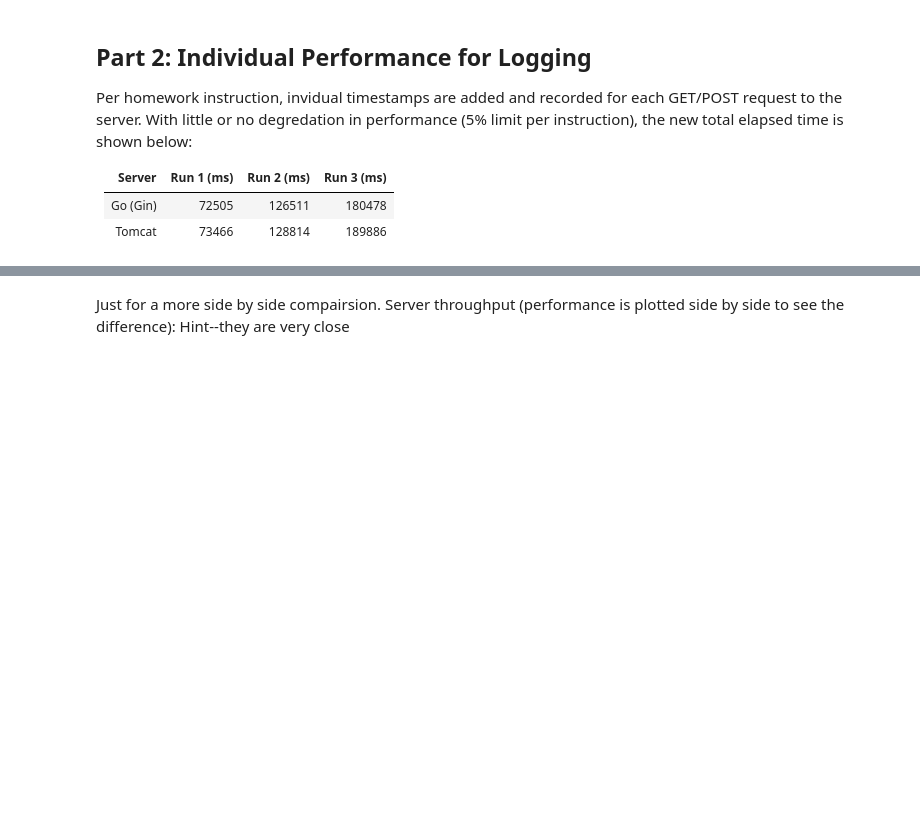
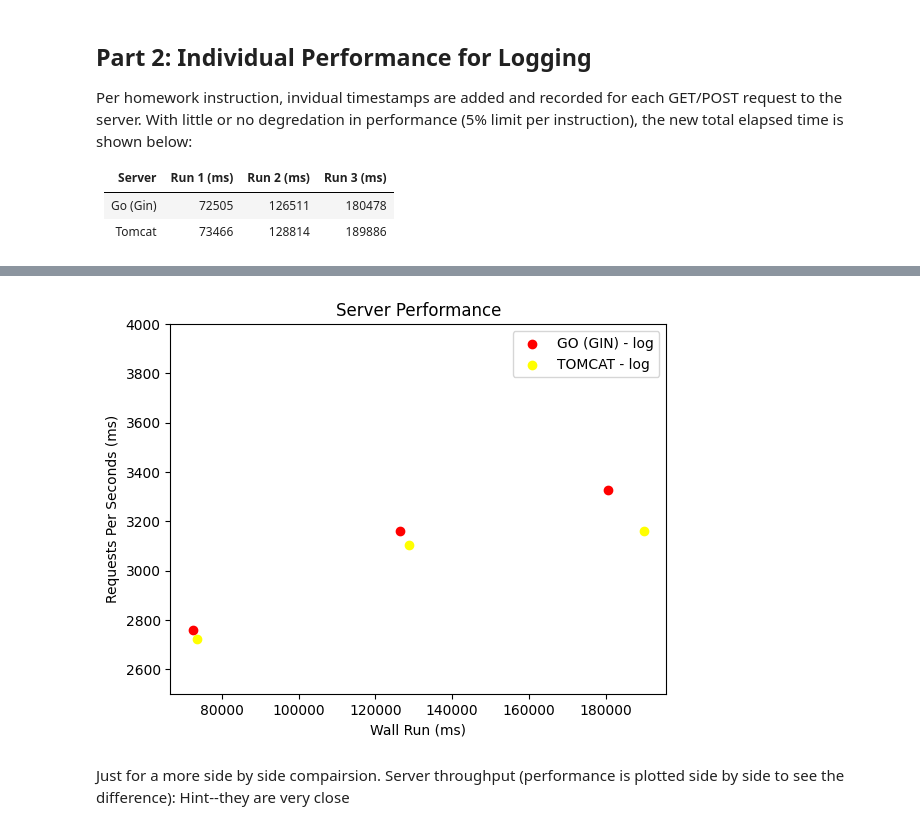
Before and after one commit to sjchin88/FA-23DBI, a Jupyter notebook: homework1/hw1_plot.ipynb, the cells around one changed output, grey strips where cells are left out. Saved outputs shown, nothing was run; the diff lists cells and outputs as text; code cells hidden in the pictures; blank space fills up the shorter version.

```diff
--- a/homework1/hw1_plot.ipynb
+++ b/homework1/hw1_plot.ipynb
@@ -110,3 +108,19 @@ plt.show()
+# %%
+plt.close()
+
+plt.title("Server Performance")
+plt.plot()
+x_scatter = ['Run 1', 'Run 2', 'Run 3']
+
+plt.scatter(go_wall_run_log, throughput_go_log, color = 'red', label = 'GO (GIN) - log')
+plt.scatter(tomcat_wall_run_log, throughput_tomcat_log, color = 'yellow', label = 'TOMCAT - log')
+plt.xlabel("Wall Run (ms)")
+plt.ylabel("Requests Per Seconds (ms)")
+plt.ylim(2500, 4000)
+plt.legend()
+plt.show()
+# %% [output]
+[figure, added]
 # %% [markdown]
 Just for a more side by side compairsion. Server throughput (performance is plotted side by side to see the difference): Hint--they are very close
 # %%
```
Also changed, not shown: parts of 5 cells of this notebook, 11 other files.
